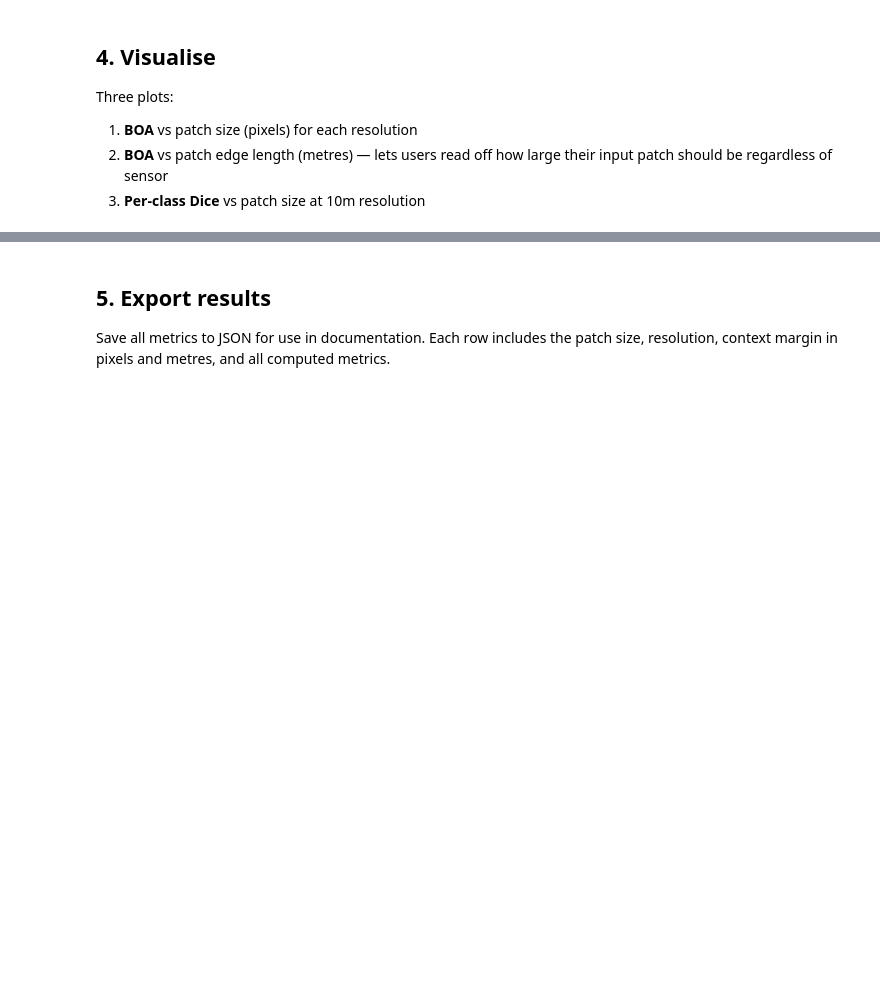
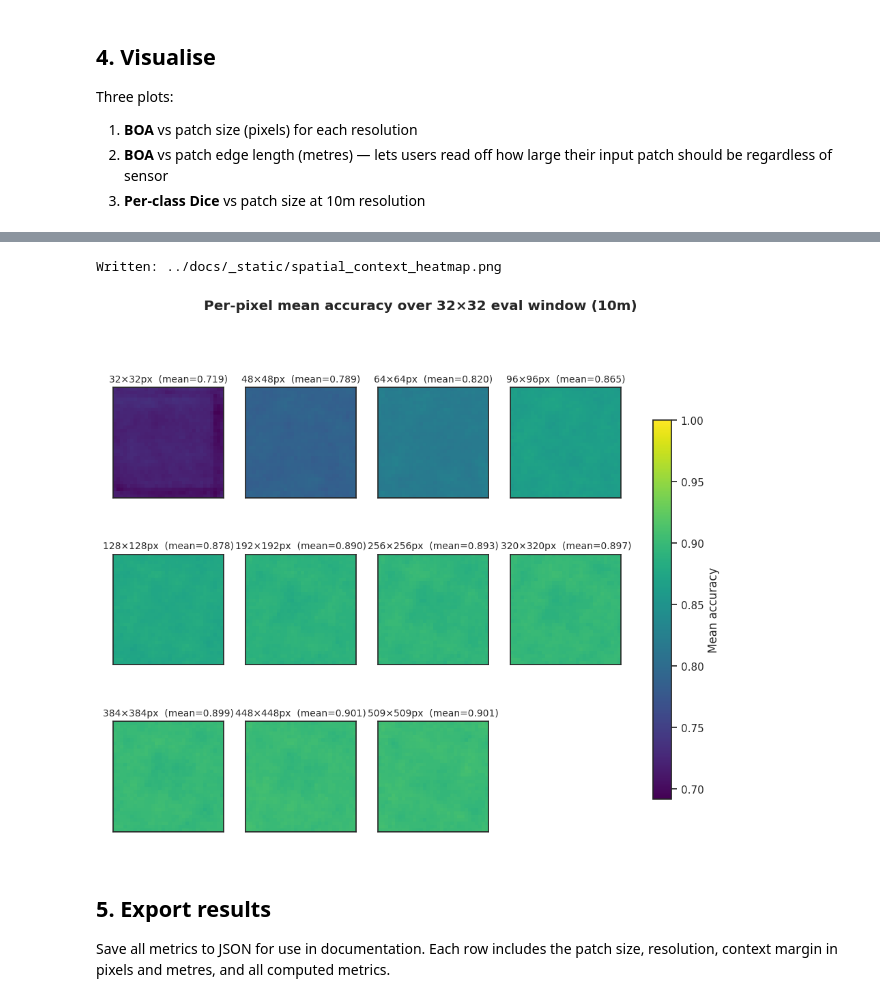
Before and after one commit to DPIRD-DMA/OmniCloudMask, a Jupyter notebook: benchmarking/spatial_context.ipynb, the cells around one changed output, grey strips where cells are left out. Drawn from its saved outputs; the diff is of its cells as text; code cells hidden in the pictures; blank space fills up the shorter version.

Commit message:
improved spatial context page

```diff
--- a/benchmarking/spatial_context.ipynb
+++ b/benchmarking/spatial_context.ipynb
@@ -324,3 +360,48 @@ Written: ../docs/_static/spatial_context.png
+# %%
+import seaborn as sns
+
+sns.set_theme(style="white", context="notebook")
+
+sizes = sorted(pixel_accuracy_10m.keys())
+n = len(sizes)
+ncols = 4
+nrows = (n + ncols - 1) // ncols
+
+fig, axes = plt.subplots(nrows, ncols, figsize=(ncols * 3, nrows * 3), squeeze=False)
+
+# Shared colour scale so heatmaps are visually comparable
+vmin = min(acc.min() for acc in pixel_accuracy_10m.values())
+vmax = 1.0
+
+for i, ps in enumerate(sizes):
+    ax = axes[i // ncols, i % ncols]
+    acc = pixel_accuracy_10m[ps]
+    im = ax.imshow(acc, cmap="viridis", vmin=vmin, vmax=vmax)
+    ax.set_title(f"{ps}×{ps}px  (mean={acc.mean():.3f})", fontsize=10)
+    ax.set_xticks([])
+    ax.set_yticks([])
+
+# Hide any unused axes
+for j in range(n, nrows * ncols):
+    axes[j // ncols, j % ncols].axis("off")
+
+fig.suptitle(
+    "Per-pixel mean accuracy over 32×32 eval window (10m)",
+    fontweight="bold",
+    y=1.0,
+)
+fig.colorbar(im, ax=axes.ravel().tolist(), shrink=0.8, label="Mean accuracy")
+
+out_path = Path("..") / "docs" / "_static" / "spatial_context_heatmap.png"
+out_path.parent.mkdir(parents=True, exist_ok=True)
+fig.savefig(out_path, dpi=150, bbox_inches="tight")
+print(f"Written: {out_path}")
+plt.show()
+
+sns.reset_defaults()
+# %% [output]
+Written: ../docs/_static/spatial_context_heatmap.png
+[figure, added]
 # %% [markdown]
 ## 5. Export results
 
```
Also changed, not shown: parts of 6 cells of this notebook, 4 other files.
